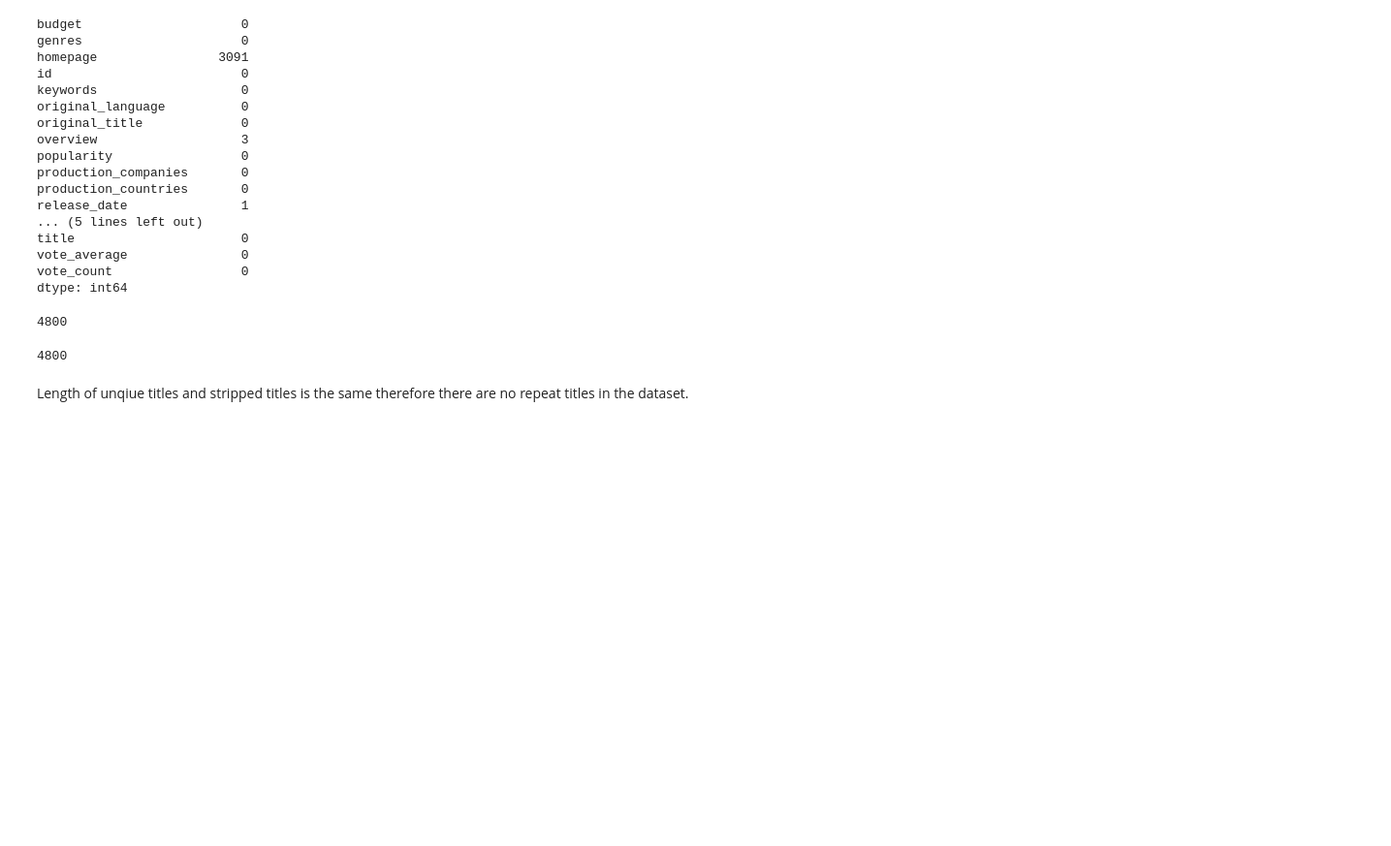
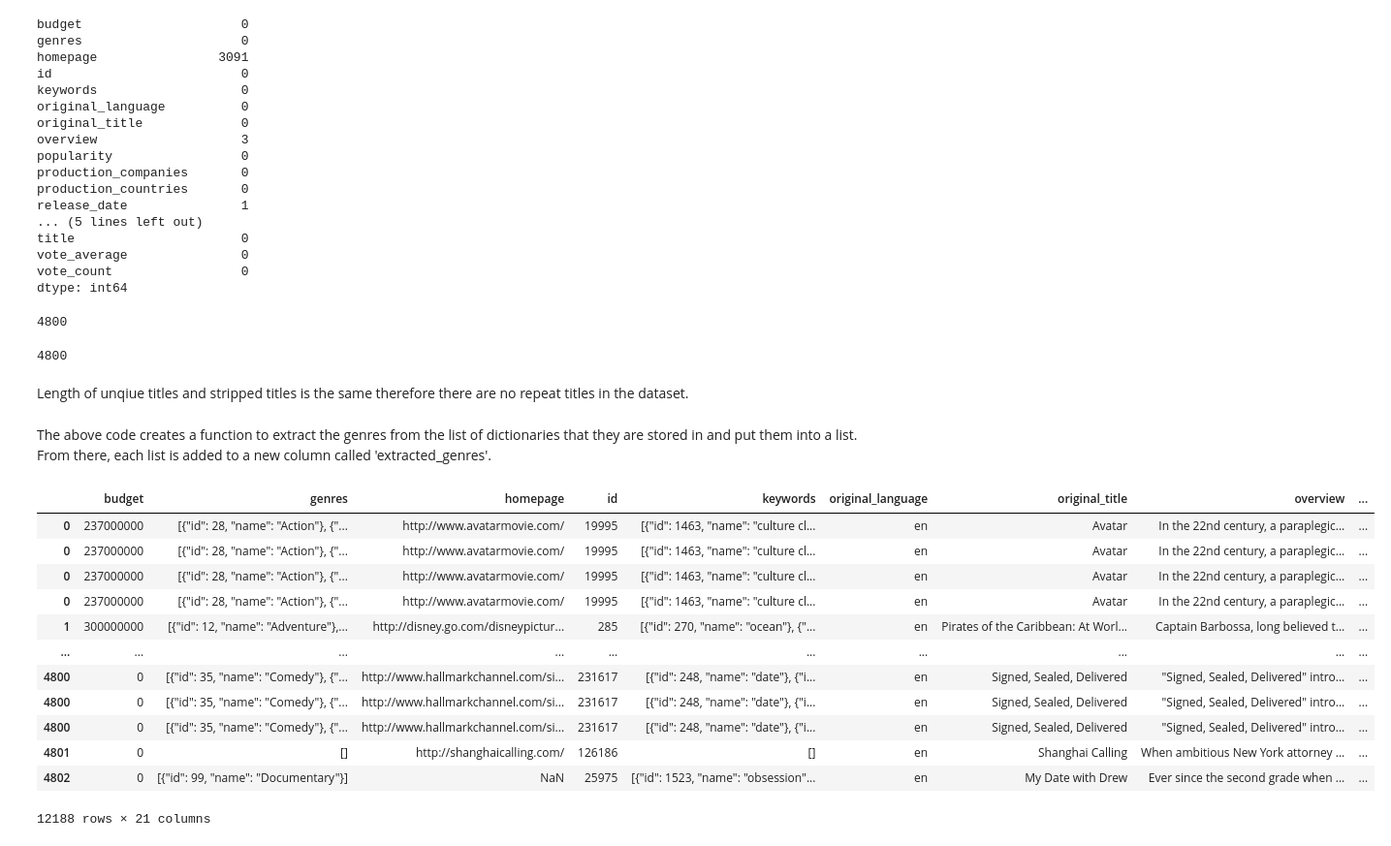
Before and after one commit to ldearlove/TMDB_project, a Jupyter notebook: TMDB_project_Liam.ipynb, the cells around one changed output. Shown: that part at 97% size. Cells and saved outputs as stored; diff of their text form; code cells hidden in the pictures; blank space fills up the shorter version.

```diff
--- a/TMDB_project_Liam.ipynb
+++ b/TMDB_project_Liam.ipynb
@@ -94,0 +111,20 @@ Length of unqiue titles and stripped titles is the same therefore there are no r
+# %% [markdown]
+The above code creates a function to extract the genres from the list of dictionaries that they are stored in and put them into a list. From there, each list is added to a new column called 'extracted_genres'.
+# %%
+# Expand the dataset out so that there is a single row for each genre
+df_genres = df.explode('extracted_genres')
+df_genres
+# %% [output]
+|  | budget | genres | homepage | id | keywords | original_language | original_title | overview | ... |
+| 0 | 237000000 | [{"id": 28, "name": "Action"}, {"... | http://www.avatarmovie.com/ | 19995 | [{"id": 1463, "name": "culture cl... | en | Avatar | In the 22nd century, a paraplegic... | ... |
+| 0 | 237000000 | [{"id": 28, "name": "Action"}, {"... | http://www.avatarmovie.com/ | 19995 | [{"id": 1463, "name": "culture cl... | en | Avatar | In the 22nd century, a paraplegic... | ... |
+| 0 | 237000000 | [{"id": 28, "name": "Action"}, {"... | http://www.avatarmovie.com/ | 19995 | [{"id": 1463, "name": "culture cl... | en | Avatar | In the 22nd century, a paraplegic... | ... |
+| 0 | 237000000 | [{"id": 28, "name": "Action"}, {"... | http://www.avatarmovie.com/ | 19995 | [{"id": 1463, "name": "culture cl... | en | Avatar | In the 22nd century, a paraplegic... | ... |
+| 1 | 300000000 | [{"id": 12, "name": "Adventure"},... | http://disney.go.com/disneypictur... | 285 | [{"id": 270, "name": "ocean"}, {"... | en | Pirates of the Caribbean: At Worl... | Captain Barbossa, long believed t... | ... |
+| ... | ... | ... | ... | ... | ... | ... | ... | ... | ... |
+| 4800 | 0 | [{"id": 35, "name": "Comedy"}, {"... | http://www.hallmarkchannel.com/si... | 231617 | [{"id": 248, "name": "date"}, {"i... | en | Signed, Sealed, Delivered | "Signed, Sealed, Delivered" intro... | ... |
+| 4800 | 0 | [{"id": 35, "name": "Comedy"}, {"... | http://www.hallmarkchannel.com/si... | 231617 | [{"id": 248, "name": "date"}, {"i... | en | Signed, Sealed, Delivered | "Signed, Sealed, Delivered" intro... | ... |
+| 4800 | 0 | [{"id": 35, "name": "Comedy"}, {"... | http://www.hallmarkchannel.com/si... | 231617 | [{"id": 248, "name": "date"}, {"i... | en | Signed, Sealed, Delivered | "Signed, Sealed, Delivered" intro... | ... |
+| 4801 | 0 | [] | http://shanghaicalling.com/ | 126186 | [] | en | Shanghai Calling | When ambitious New York attorney ... | ... |
+| 4802 | 0 | [{"id": 99, "name": "Documentary"}] | NaN | 25975 | [{"id": 1523, "name": "obsession"... | en | My Date with Drew | Ever since the second grade when ... | ... |
+12188 rows × 21 columns
```
Also changed, not shown: parts of 5 cells of this notebook.
